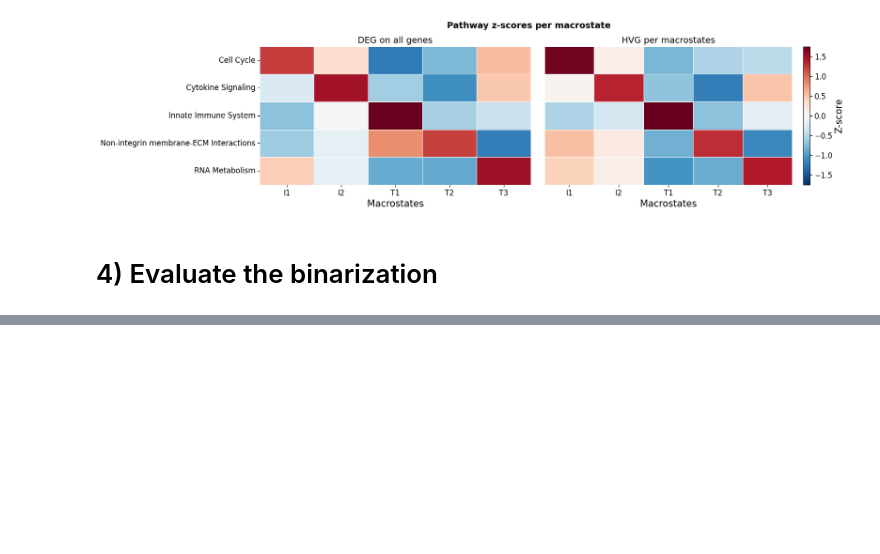
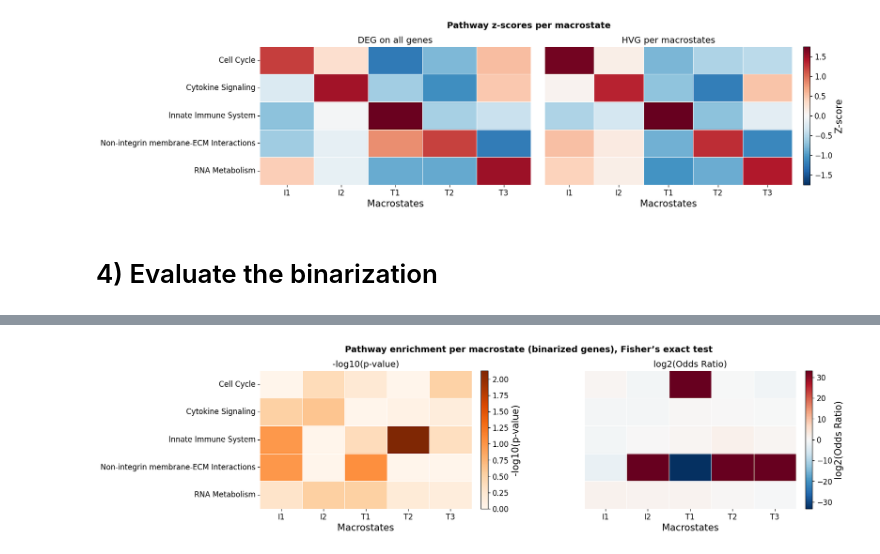
Before and after one commit to Augugustine/CITE-seq-analysis-CLL, a Jupyter notebook: 3- Boolean model/Binarization.ipynb, the cells around one changed output, grey strips where cells are left out. Cells and saved outputs as stored; diff of their text form; code cells hidden in the pictures; blank space fills up the shorter version.

```diff
--- a/3- Boolean model/Binarization.ipynb
+++ b/3- Boolean model/Binarization.ipynb
@@ -575,0 +625,79 @@ Look at pathways chosen after the binarization
+# %%
+binary_matrix =binary_matrix.T
+stats = {}
+stats_or = {}
+
+for pathway_name, gene_list in pathways.items():
+    stats[pathway_name] = {}
+    stats_or[pathway_name] = {}
+    for state in binary_matrix.columns:
+        state_vector = binary_matrix[state]
+        genes = [g for g in gene_list if g in state_vector.index]
+        if len(genes) == 0:
+            continue
+
+        # counts
+        in_pathway = state_vector.loc[genes]
+        out_pathway = state_vector.drop(index=genes)
+        a = (in_pathway == 1).sum()
+        b = (in_pathway == 0).sum()
+        c = (out_pathway == 1).sum()
+        d = (out_pathway == 0).sum()
+        table = [[a, b], [c, d]]
+
+        oddsratio, pval = fisher_exact(table)
+        stats[pathway_name][state] = -np.log10(pval + 1e-10)
+        # log2(OR)
+        log2_or = np.log2(oddsratio + 1e-10)
+        stats_or[pathway_name][state] = log2_or
+
+stats_or_df = pd.DataFrame(stats_or)
+stats_df = pd.DataFrame(stats)
+order = ["I1", "I2", "T1", "T2", "T3"]
+stats_df = stats_df.loc[order]
+stats_or_df = stats_or_df.loc[order]
+
+#Plots
+TICK_FONTSIZE = 12
+LABEL_FONTSIZE = 15
+TITLE_FONTSIZE = 14
+
+fig, axes = plt.subplots(1, 2, figsize=(16, 4), gridspec_kw={"wspace": 0.4, "width_ratios": [1, 1]})
+fig.suptitle("Pathway enrichment per macrostate (binarized genes), Fisher’s exact test", fontsize=14, fontweight="bold", y=1.02)
+
+# Left heatmap — -log10(p-value)
+abs_max_pval = np.nanmax(np.abs(stats_df.T.values))
+sns.heatmap(stats_df.T,cmap="Oranges",vmin=0, vmax=abs_max_pval,linewidths=0.5,ax=axes[0],cbar=False,yticklabels=True)
+axes[0].set_title("-log10(p-value)", fontsize=TITLE_FONTSIZE)
+axes[0].set_xlabel("Macrostates", fontsize=LABEL_FONTSIZE)
+axes[0].tick_params(axis='x', labelsize=TICK_FONTSIZE, rotation=0)
+axes[0].tick_params(axis='y', labelsize=TICK_FONTSIZE, rotation=0)
+
+sm1 = plt.cm.ScalarMappable(cmap="Oranges", norm=plt.Normalize(vmin=0, vmax=abs_max_pval))
+sm1.set_array([])
+cbar1 = fig.colorbar(sm1, ax=axes[0], fraction=0.046, pad=0.04)
+cbar1.set_label("-log10(p-value)", fontsize=LABEL_FONTSIZE)
+cbar1.ax.tick_params(labelsize=TICK_FONTSIZE)
+
+# Right heatmap — log2(Odds Ratio)
+finite_or = stats_or_df.T.replace([np.inf, -np.inf], np.nan)
+abs_max_or = np.nanmax(np.abs(finite_or.values))
+or_clipped = stats_or_df.T.replace(np.inf, abs_max_or).replace(-np.inf, -abs_max_or)
+
+sns.heatmap(or_clipped,cmap="RdBu_r", center=0,vmin=-abs_max_or, vmax=abs_max_or,linewidths=0.5,ax=axes[1],cbar=False,yticklabels=False)
+axes[1].set_title("log2(Odds Ratio)", fontsize=TITLE_FONTSIZE)
+axes[1].set_xlabel("Macrostates", fontsize=LABEL_FONTSIZE)
+axes[1].set_ylabel("")
+axes[1].tick_params(axis='x', labelsize=TICK_FONTSIZE, rotation=0)
+
+sm2 = plt.cm.ScalarMappable(cmap="RdBu_r", norm=plt.Normalize(vmin=-abs_max_or, vmax=abs_max_or))
+sm2.set_array([])
+cbar2 = fig.colorbar(sm2, ax=axes[1], fraction=0.046, pad=0.04)
+cbar2.set_label("log2(Odds Ratio)", fontsize=LABEL_FONTSIZE)
+cbar2.ax.tick_params(labelsize=TICK_FONTSIZE)
+
+plt.tight_layout()
+plt.savefig(f"{output_directory}/pathway_enrichment_binarized.png", dpi=300, bbox_inches="tight")
+plt.show()
+# %% [output]
+[figure, added]
```
Also changed, not shown: parts of 6 cells of this notebook.
